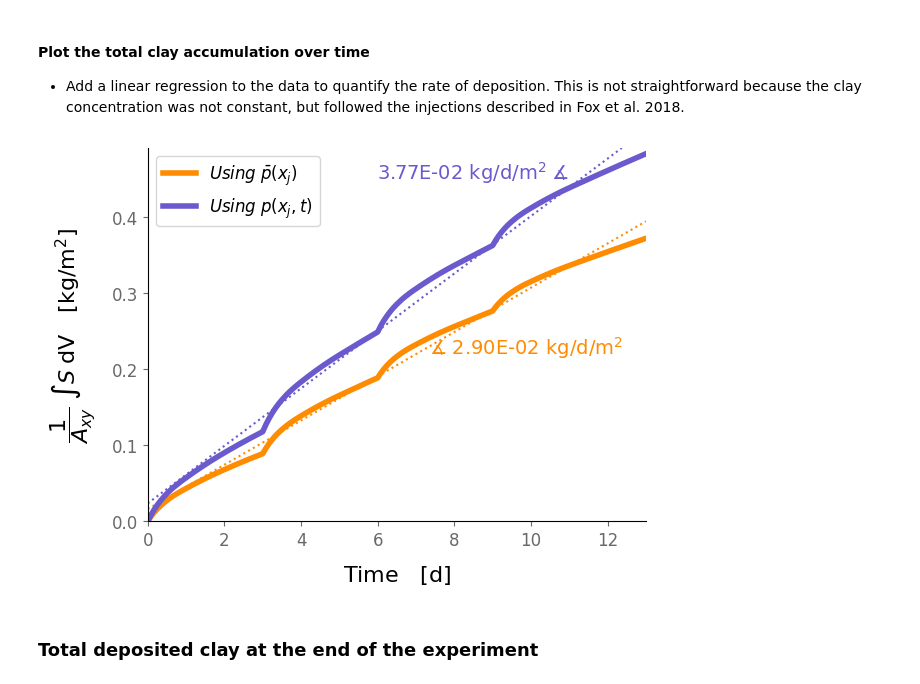
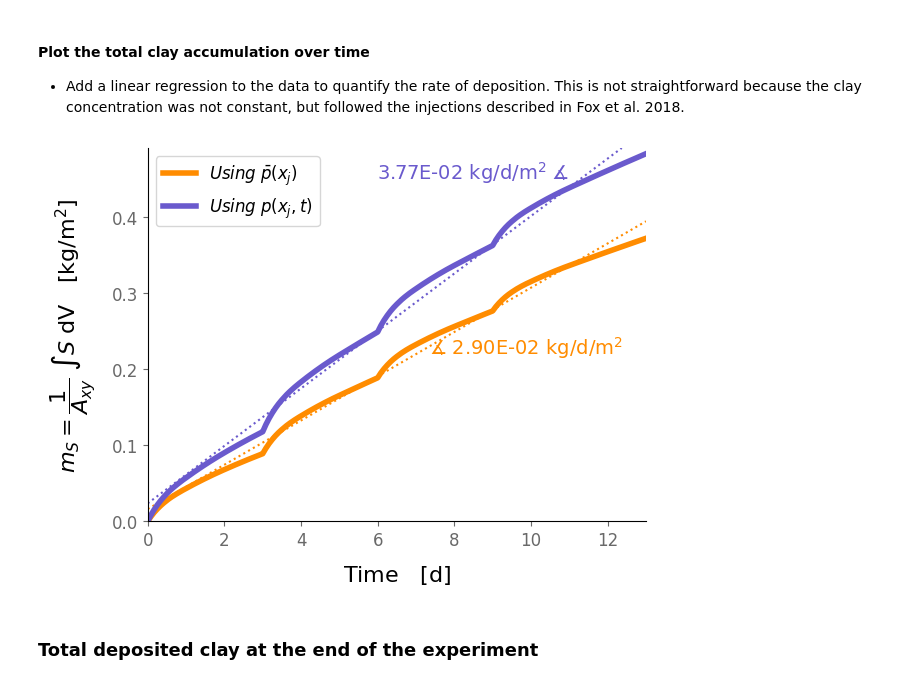
Before and after one commit to edsaac/turbulence-hyporheic-clogging, a Jupyter notebook: data-analysis/hyporheic-exchange/01.total-hyporheic-flux.ipynb, the cells around one changed output. Saved outputs shown, nothing was run; the diff lists cells and outputs as text; code cells hidden in the pictures.

```diff
--- a/data-analysis/hyporheic-exchange/01.total-hyporheic-flux.ipynb
+++ b/data-analysis/hyporheic-exchange/01.total-hyporheic-flux.ipynb
@@ -174,25 +206,24 @@ LESReg = linregress(LESv['Time (d)'],LESv['depositedClay']/Axy)
 # %%
 fig,ax = plt.subplots(tight_layout=True)
 ax.plot(RASv['Time (d)'],RASv['depositedClay']/Axy,
         lw=4,label=r'${Using \; \bar{p}(x_j)}$',c='darkorange')
 ax.axline((0,RASReg.intercept),slope=RASReg.slope,c='darkorange',ls='dotted')
 
 ax.plot(LESv['Time (d)'],LESv['depositedClay']/Axy,
         lw=4,label=r'${Using \; p(x_j,t)}$',c='slateblue')
 ax.axline((0,LESReg.intercept),slope=LESReg.slope,c='slateblue',ls='dotted')
 
 ax.set_xlabel(r"$\mathsf{Time} \quad  \mathsf{[d]}$", fontsize=16)
-ax.set_ylabel(r"$\dfrac{1}{A_{xy}} \; \int S \; \mathsf{dV} \quad \mathsf{[kg/m^2]}$", fontsize=16)
+ax.set_ylabel(r"$m_S = \dfrac{1}{A_{xy}} \; \int S \; \mathsf{dV} \quad \mathsf{[kg/m^2]}$", fontsize=16)
 ax.set(xlim=[0,13],ylim=[0,0.49])
 ax.legend(fontsize=12)
 
 ax.text(11,0.45,"{:.2E}".format(LESReg.slope) + r" $\mathsf{kg/d/m^2} \; \measuredangle$",ha='right',c='slateblue')
 ax.text(12.4,0.22,"$\measuredangle \;$" + "{:.2E}".format(RASReg.slope) + r" $\mathsf{kg/d/m^2}$",ha='right',c='darkorange')
 
-#plt.savefig("IntegrationOverTime/Integral.svg")
 plt.show()
 # %% [output]
-[figure, old version]
+[figure, new version]
 # %% [markdown]
 ### Total deposited clay at the end of the experiment
 # %%
```
Also changed, not shown: parts of 8 cells of this notebook, 1 other file.
